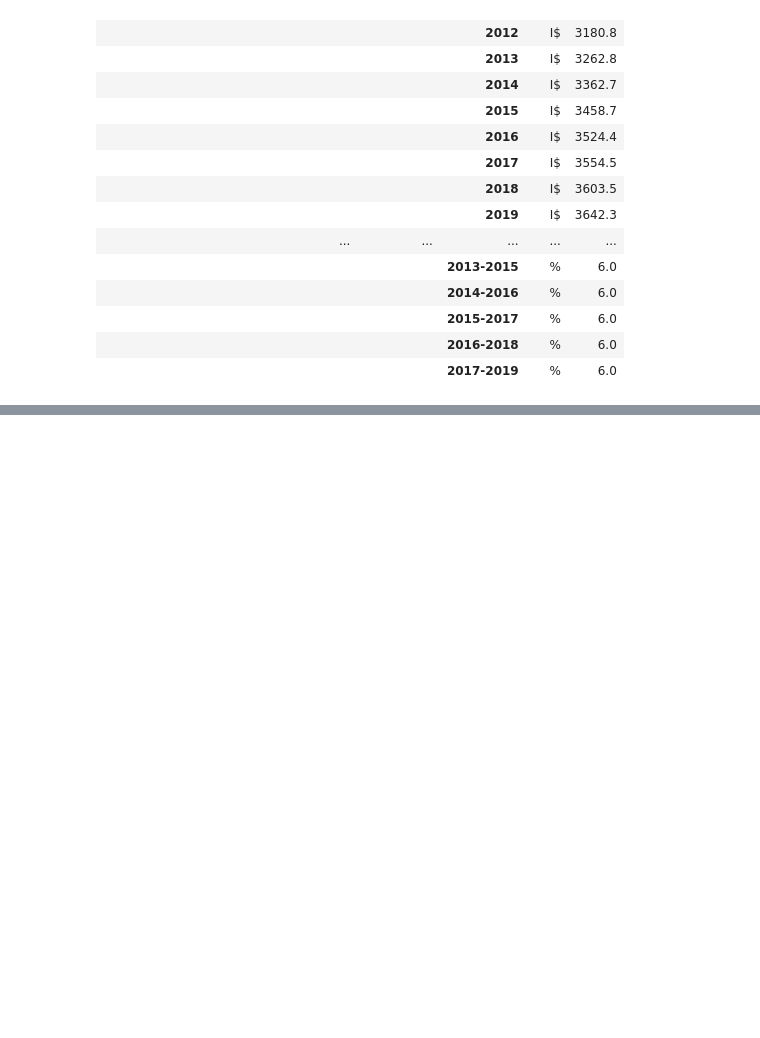
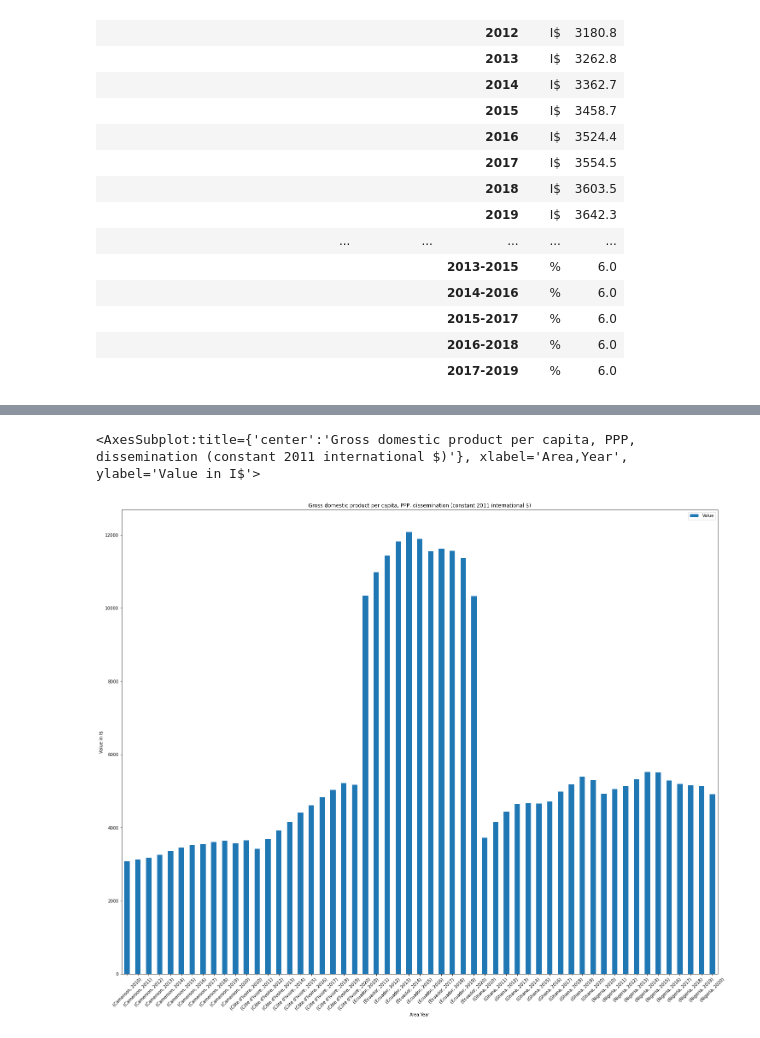
Before and after one commit to pekfrjufrirf12/project1_group3, a Jupyter notebook: Project Data/economic_data.ipynb, the cells around one changed output, grey strips where cells are left out. Saved outputs shown, nothing was run; the diff lists cells and outputs as text; code cells hidden in the pictures; blank space fills up the shorter version.

```diff
--- a/Project Data/economic_data.ipynb
+++ b/Project Data/economic_data.ipynb
@@ -94,0 +99,7 @@ food_import_value_df
+# %%
+gdp_plot = gdp_df.plot(kind='bar', figsize = (25,20), rot=45, ylabel='Value in I$',
+                      title = 'Gross domestic product per capita, PPP, dissemination (constant 2011 international $)')
+gdp_plot
+# %% [output]
+<AxesSubplot:title={'center':'Gross domestic product per capita, PPP, dissemination (constant 2011 international $)'}, xlabel='Area,Year', ylabel='Value in I$'>
+[figure, added]
```
Also changed, not shown: parts of 3 cells of this notebook, 5 other files.
